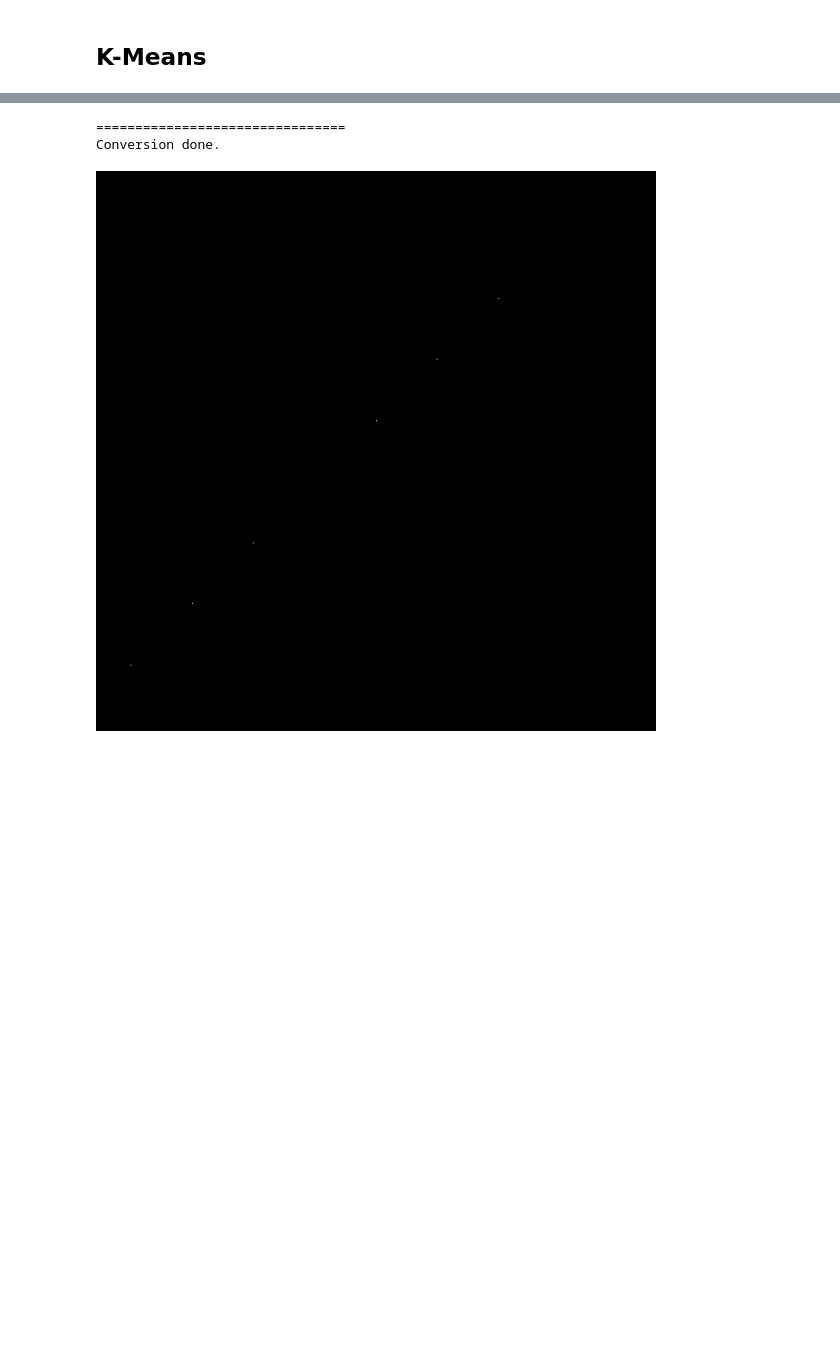
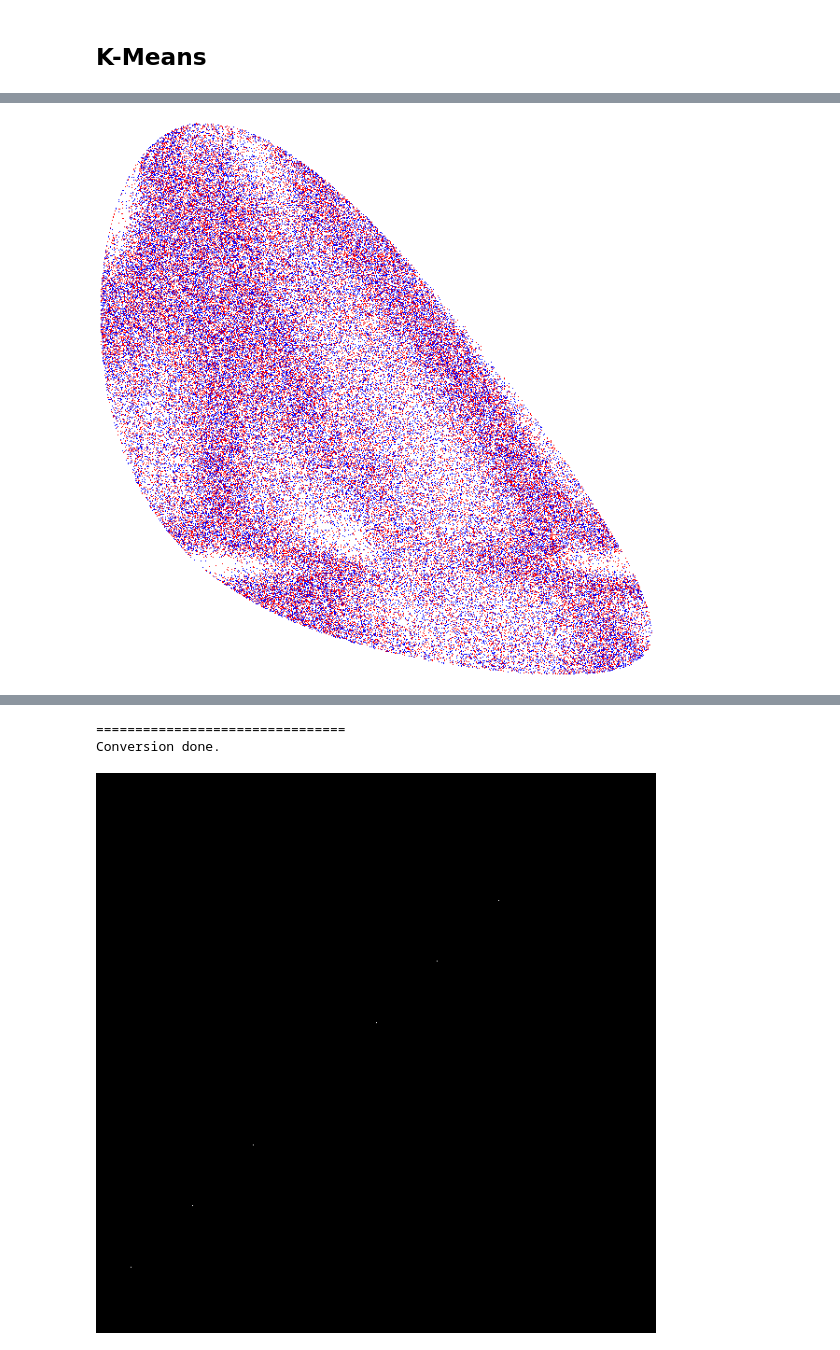
Before and after one commit to PsimonL/MachinLearningProject, a Jupyter notebook: Project.ipynb, the cells around one changed output, grey strips where cells are left out. Saved outputs shown, nothing was run; the diff lists cells and outputs as text; code cells hidden in the pictures; blank space fills up the shorter version.

```diff
--- a/Project.ipynb
+++ b/Project.ipynb
@@ -335,0 +337,47 @@ io.show()
+# %%
+def kmeans_image_diff(img1, img2, num_clusters=2):
+    # Przekształć obrazy na macierze numpy
+    img1_array = np.array(img1)
+    img2_array = np.array(img2)
+
+    # Spłaszcz obrazy do jednego wymiaru
+    img1_flat = img1_array.reshape((-1, 3))
+    img2_flat = img2_array.reshape((-1, 3))
+
+    # Połącz obrazy w jeden zbiór danych
+    combined_data = np.vstack((img1_flat, img2_flat))
+
+    # Zastosuj algorytm K-Means
+    kmeans = KMeans(n_clusters=num_clusters)
+    kmeans.fit(combined_data)
+
+    # Przypisz każdy punkt do klastra
+    labels = kmeans.labels_
+
+    # Podziel punkty na klastry dla każdego obrazu
+    img1_labels = labels[:img1_flat.shape[0]]
+    img2_labels = labels[img1_flat.shape[0]:]
+
+    # Ustal rozmiar obrazu wynikowego
+    height, width, _ = img1_array.shape
+
+    # Twórz obraz z zaznaczonymi różnicami
+    diff_img = Image.new('RGB', (width, height), (255, 255, 255))
+    diff_pixels = diff_img.load()
+
+    # Zaznacz różnice między obrazami
+    for i in range(len(img1_labels)):
+        if img1_labels[i] != img2_labels[i]:
+            x = i % width
+            y = i // width
+            if img1_labels[i] == 0:
+                diff_pixels[x, y] = (255, 0, 0)  # Czerwony - piksel występuje tylko w img_2
+            else:
+                diff_pixels[x, y] = (0, 0, 255)  # Niebieski - piksel występuje tylko w img_1
+
+    return diff_img
+# %%
+result_image = kmeans_image_diff(img_1_loaded, img_minus_1_loaded)
+display(result_image)
+# %% [output]
+[figure, added]
```
Also changed, not shown: parts of 8 cells of this notebook, 18 other files.
